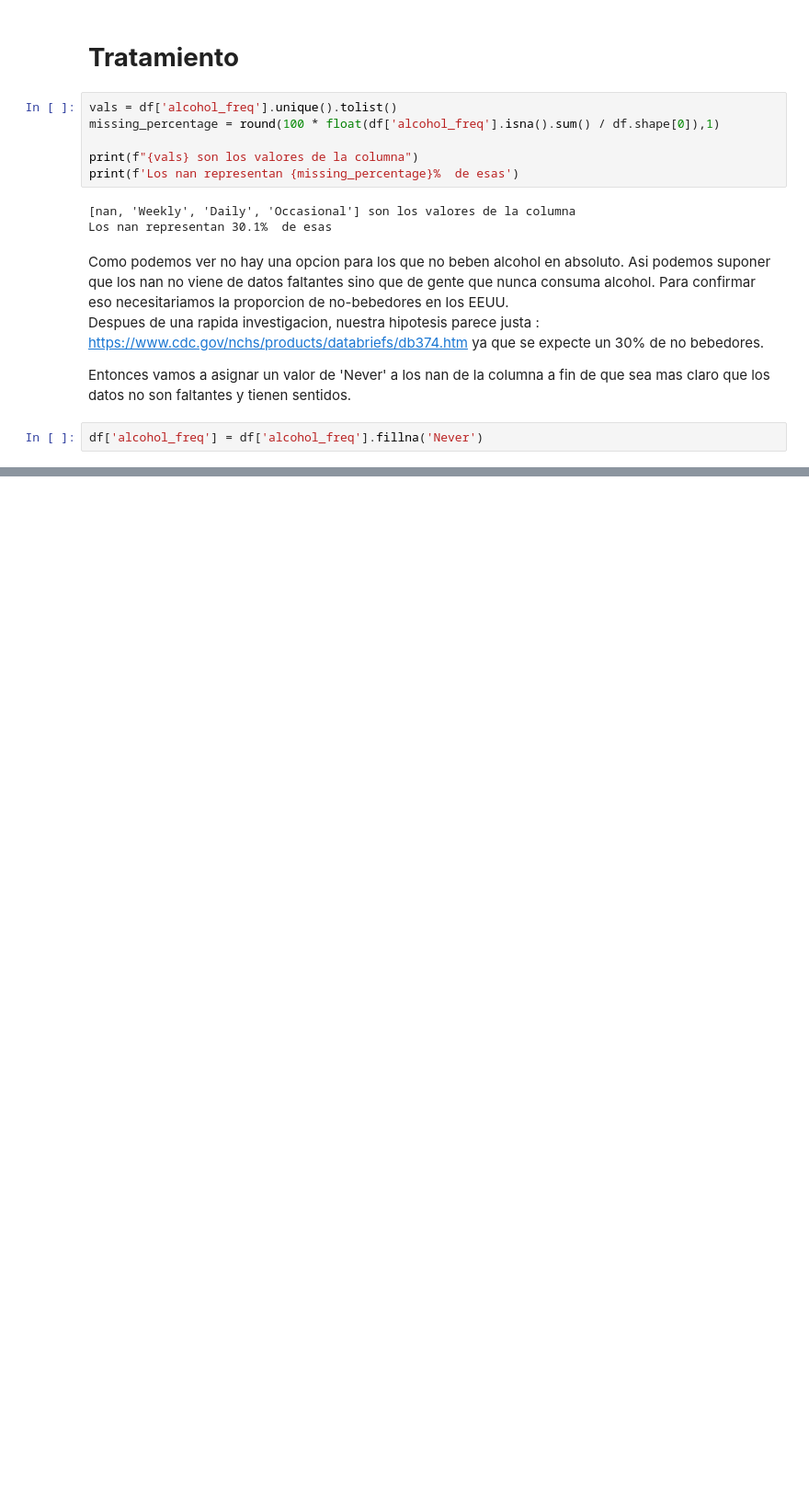
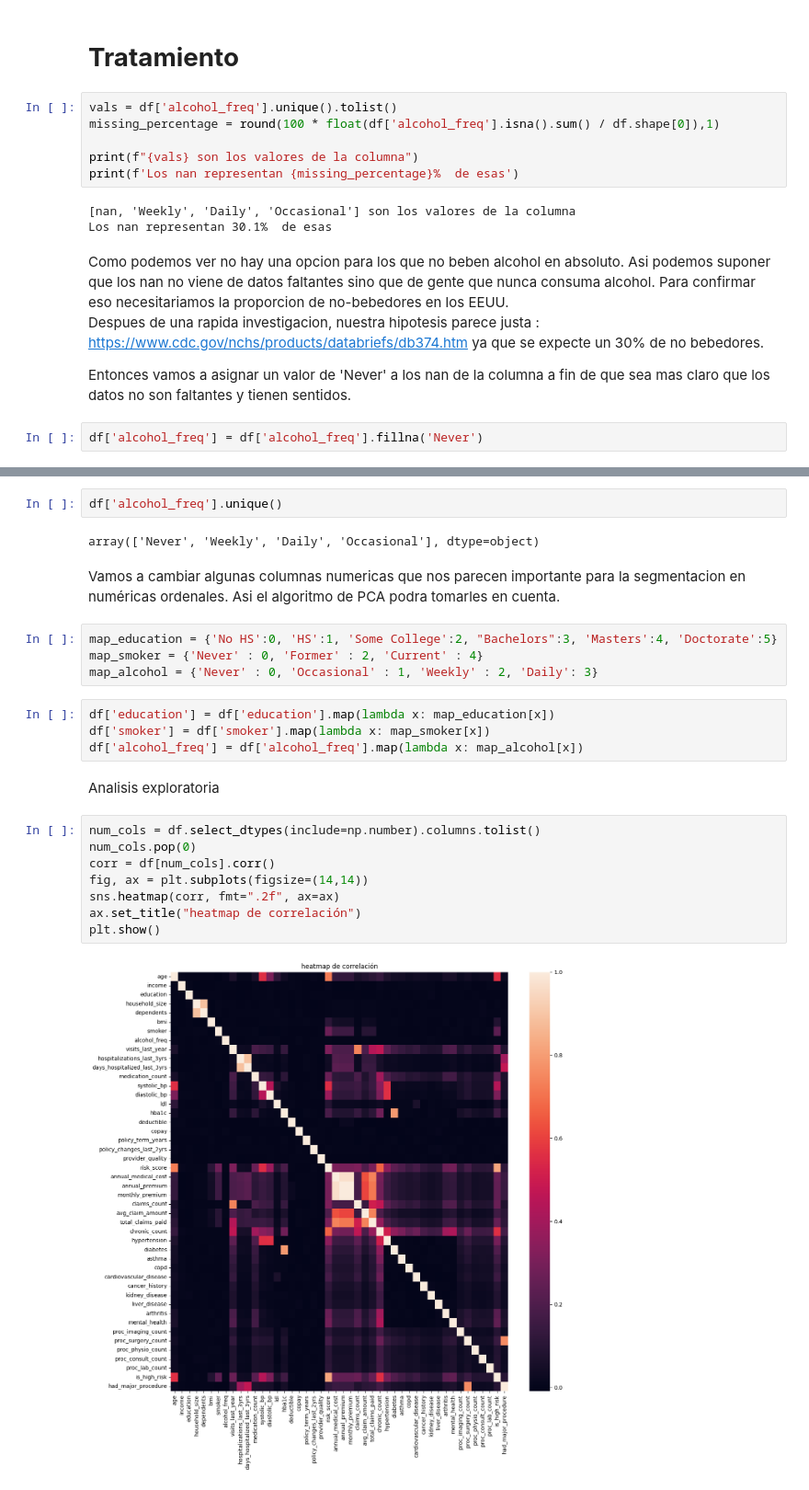
Before and after one commit to maisaarial/proyecto-machine-learning, a Jupyter notebook: Quality_cleaning.ipynb, the cells around one changed output, grey strips where cells are left out. Shown: that part at 92% size. Drawn from its saved outputs; the diff is of its cells as text; blank space fills up the shorter version.

```diff
--- a/Quality_cleaning.ipynb
+++ b/Quality_cleaning.ipynb
@@ -220,0 +241,26 @@ df['alcohol_freq'] = df['alcohol_freq'].fillna('Never')
+# %%
+df['alcohol_freq'].unique()
+# %% [output]
+array(['Never', 'Weekly', 'Daily', 'Occasional'], dtype=object)
+# %% [markdown]
+Vamos a cambiar algunas columnas numericas que nos parecen importante para la segmentacion en numéricas ordenales. Asi el algoritmo de PCA podra tomarles en cuenta.
+# %%
+map_education = {'No HS':0, 'HS':1, 'Some College':2, "Bachelors":3, 'Masters':4, 'Doctorate':5}
+map_smoker = {'Never' : 0, 'Former' : 2, 'Current' : 4}
+map_alcohol = {'Never' : 0, 'Occasional' : 1, 'Weekly' : 2, 'Daily': 3}
+# %%
+df['education'] = df['education'].map(lambda x: map_education[x])
+df['smoker'] = df['smoker'].map(lambda x: map_smoker[x])
+df['alcohol_freq'] = df['alcohol_freq'].map(lambda x: map_alcohol[x])
+# %% [markdown]
+Analisis exploratoria
+# %%
+num_cols = df.select_dtypes(include=np.number).columns.tolist()
+num_cols.pop(0)
+corr = df[num_cols].corr()
+fig, ax = plt.subplots(figsize=(14,14))
+sns.heatmap(corr, fmt=".2f", ax=ax)
+ax.set_title("heatmap de correlación")
+plt.show()
+# %% [output]
+[figure, added]
```
Also changed, not shown: parts of 14 cells of this notebook.
